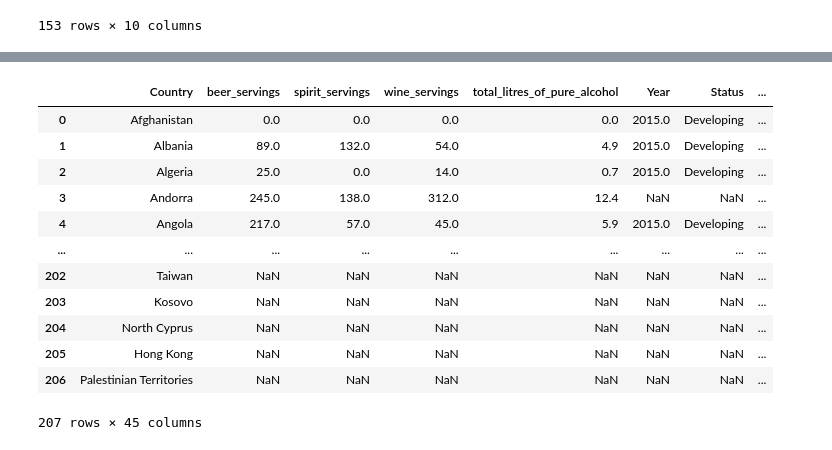
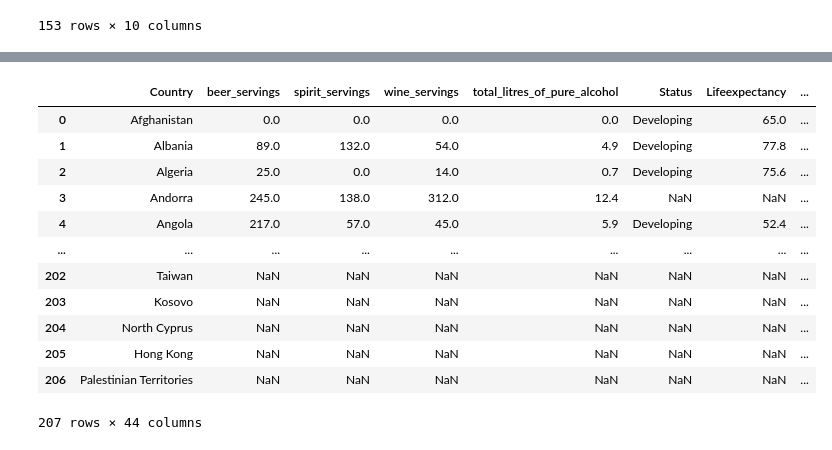
Before and after one commit to staceywai/Final-Project, a Jupyter notebook: combine_data.ipynb, the cells around one changed output, grey strips where cells are left out. Saved outputs shown, nothing was run; the diff lists cells and outputs as text; code cells hidden in the pictures.

Commit message:
Cleaning data

```diff
--- a/combine_data.ipynb
+++ b/combine_data.ipynb
@@ -77,0 +62,3 @@ led
+# %%
+led = led.drop(columns=['Year'])
+led.head()
@@ -129,19 +124,19 @@ combined_df
 # %%
-combined_data=pd.merge(combined_df,happiness, on="Country",how='outer')
+combined_data=pd.merge(combined_df,happiness_clean, on="Country",how='outer')
 combined_data
 # %% [output]
-|  | Country | beer_servings | spirit_servings | wine_servings | total_litres_of_pure_alcohol | Year | Status | ... |
-| 0 | Afghanistan | 0.0 | 0.0 | 0.0 | 0.0 | 2015.0 | Developing | ... |
-| 1 | Albania | 89.0 | 132.0 | 54.0 | 4.9 | 2015.0 | Developing | ... |
-| 2 | Algeria | 25.0 | 0.0 | 14.0 | 0.7 | 2015.0 | Developing | ... |
+|  | Country | beer_servings | spirit_servings | wine_servings | total_litres_of_pure_alcohol | Status | Lifeexpectancy | ... |
+| 0 | Afghanistan | 0.0 | 0.0 | 0.0 | 0.0 | Developing | 65.0 | ... |
+| 1 | Albania | 89.0 | 132.0 | 54.0 | 4.9 | Developing | 77.8 | ... |
+| 2 | Algeria | 25.0 | 0.0 | 14.0 | 0.7 | Developing | 75.6 | ... |
 | 3 | Andorra | 245.0 | 138.0 | 312.0 | 12.4 | NaN | NaN | ... |
-| 4 | Angola | 217.0 | 57.0 | 45.0 | 5.9 | 2015.0 | Developing | ... |
+| 4 | Angola | 217.0 | 57.0 | 45.0 | 5.9 | Developing | 52.4 | ... |
 | ... | ... | ... | ... | ... | ... | ... | ... | ... |
 | 202 | Taiwan | NaN | NaN | NaN | NaN | NaN | NaN | ... |
 | 203 | Kosovo | NaN | NaN | NaN | NaN | NaN | NaN | ... |
 | 204 | North Cyprus | NaN | NaN | NaN | NaN | NaN | NaN | ... |
 | 205 | Hong Kong | NaN | NaN | NaN | NaN | NaN | NaN | ... |
 | 206 | Palestinian Territories | NaN | NaN | NaN | NaN | NaN | NaN | ... |
-207 rows × 45 columns
+207 rows × 44 columns
 # %%
 combined_data.to_csv('Resources/Data/combined_data.csv')
```
Also changed, not shown: parts of 4 cells of this notebook, 1 other file.
